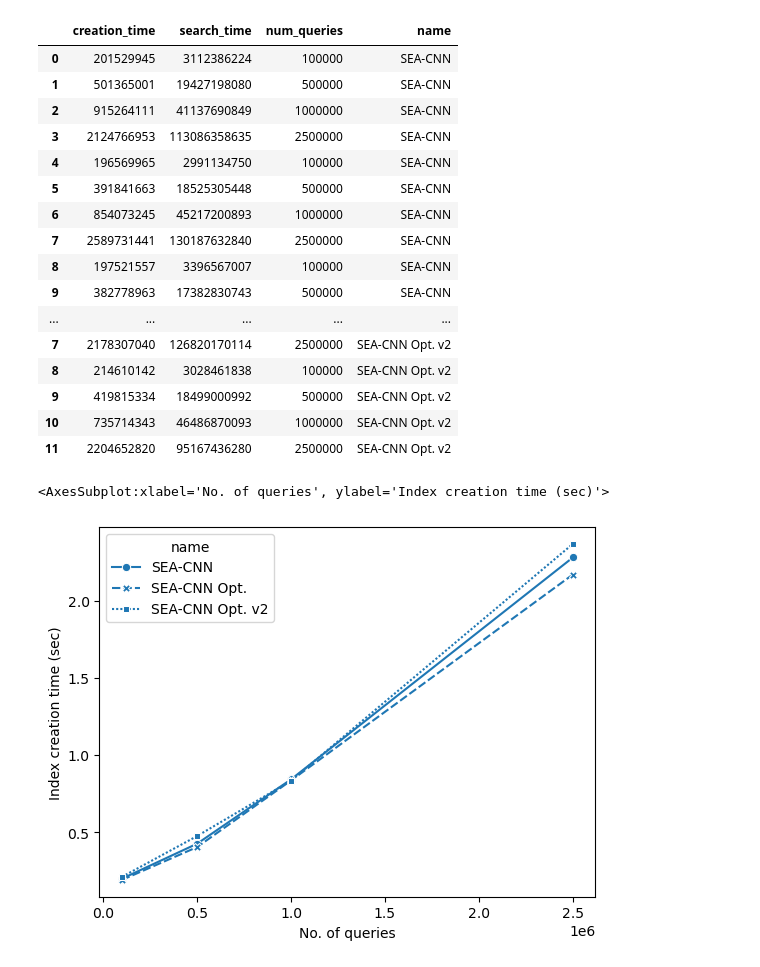
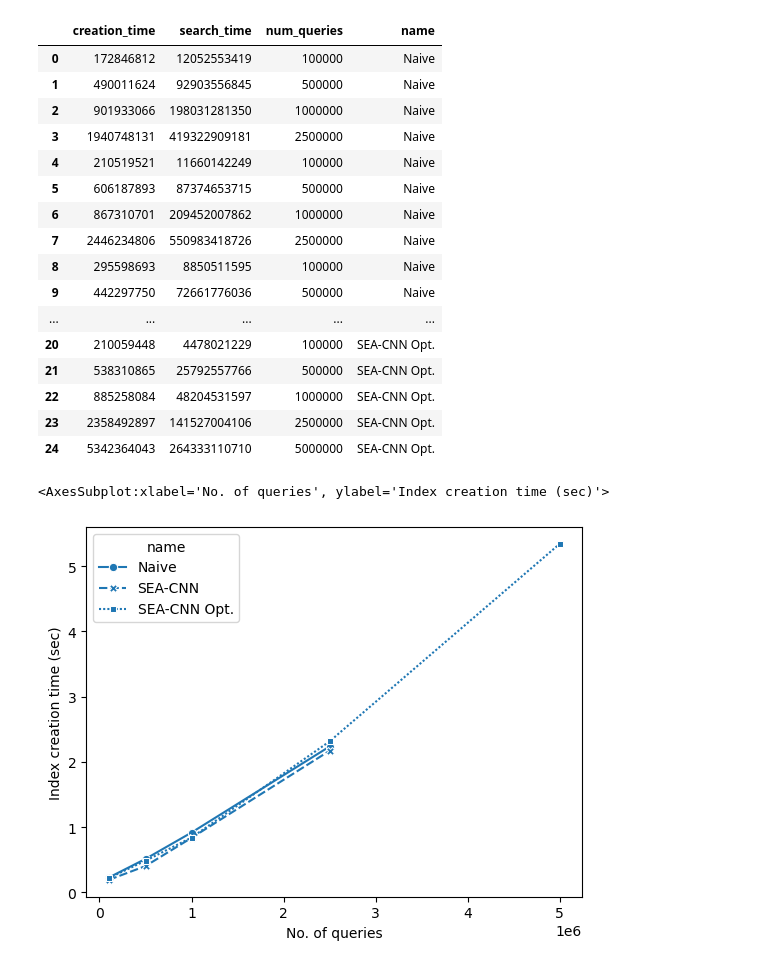
Before and after one commit to ThatUdeshUK/fast_extension, a Jupyter notebook: analysis/PlacesKNN.ipynb, the cells around one changed output. Drawn from its saved outputs; the diff is of its cells as text; code cells hidden in the pictures.

```diff
--- a/analysis/PlacesKNN.ipynb
+++ b/analysis/PlacesKNN.ipynb
@@ -5,39 +5,39 @@ import seaborn as sns
 # %%
 knn_naive = pd.read_csv("../results/output_places_US_knn_naive.csv")
 knn_naive['name'] = "Naive"
-seacnn = pd.read_csv("../results/output_places_US_knn_seacnn.csv")
-seacnn['name'] = "SEA-CNN"
+# seacnn = pd.read_csv("../results/output_places_US_knn_seacnn.csv")
+# seacnn['name'] = "SEA-CNN"
 seacnn_fixed = pd.read_csv("../results/output_places_US_knn_seacnn_fixed.csv")
-seacnn_fixed['name'] = "SEA-CNN Opt."
-seacnn_fixed_v2 = pd.read_csv("../results/output_places_US_knn_seacnn_fixed_v2.csv")
-seacnn_fixed_v2['name'] = "SEA-CNN Opt. v2"
+seacnn_fixed['name'] = "SEA-CNN"
+seacnn_fixed_v2 = pd.read_csv("../results/output_places_US_knn_seacnn_mem.csv")
+seacnn_fixed_v2['name'] = "SEA-CNN Opt."
 
 res = pd.concat([
-    # knn_naive.loc[:, ['creation_time', 'search_time', 'num_queries', 'name']],
+    knn_naive.loc[:, ['creation_time', 'search_time', 'num_queries', 'name']],
     # seacnn.loc[:, ['creation_time', 'search_time', 'num_queries', 'name']],
-    # seacnn_fixed.loc[:, ['creation_time', 'search_time', 'num_queries', 'name']],
+    seacnn_fixed.loc[:, ['creation_time', 'search_time', 'num_queries', 'name']],
     seacnn_fixed_v2.loc[:, ['creation_time', 'search_time', 'num_queries', 'name']],
 ])
 
 res
 # %% [output]
 |  | creation_time | search_time | num_queries | name |
-| 0 | 201529945 | 3112386224 | 100000 | SEA-CNN |
-| 1 | 501365001 | 19427198080 | 500000 | SEA-CNN |
-| 2 | 915264111 | 41137690849 | 1000000 | SEA-CNN |
-| 3 | 2124766953 | 113086358635 | 2500000 | SEA-CNN |
-| 4 | 196569965 | 2991134750 | 100000 | SEA-CNN |
-| 5 | 391841663 | 18525305448 | 500000 | SEA-CNN |
-| 6 | 854073245 | 45217200893 | 1000000 | SEA-CNN |
-| 7 | 2589731441 | 130187632840 | 2500000 | SEA-CNN |
-| 8 | 197521557 | 3396567007 | 100000 | SEA-CNN |
-| 9 | 382778963 | 17382830743 | 500000 | SEA-CNN |
+| 0 | 172846812 | 12052553419 | 100000 | Naive |
+| 1 | 490011624 | 92903556845 | 500000 | Naive |
+| 2 | 901933066 | 198031281350 | 1000000 | Naive |
+| 3 | 1940748131 | 419322909181 | 2500000 | Naive |
+| 4 | 210519521 | 11660142249 | 100000 | Naive |
+| 5 | 606187893 | 87374653715 | 500000 | Naive |
+| 6 | 867310701 | 209452007862 | 1000000 | Naive |
+| 7 | 2446234806 | 550983418726 | 2500000 | Naive |
+| 8 | 295598693 | 8850511595 | 100000 | Naive |
+| 9 | 442297750 | 72661776036 | 500000 | Naive |
 | ... | ... | ... | ... | ... |
-| 7 | 2178307040 | 126820170114 | 2500000 | SEA-CNN Opt. v2 |
-| 8 | 214610142 | 3028461838 | 100000 | SEA-CNN Opt. v2 |
-| 9 | 419815334 | 18499000992 | 500000 | SEA-CNN Opt. v2 |
-| 10 | 735714343 | 46486870093 | 1000000 | SEA-CNN Opt. v2 |
-| 11 | 2204652820 | 95167436280 | 2500000 | SEA-CNN Opt. v2 |
+| 20 | 210059448 | 4478021229 | 100000 | SEA-CNN Opt. |
+| 21 | 538310865 | 25792557766 | 500000 | SEA-CNN Opt. |
+| 22 | 885258084 | 48204531597 | 1000000 | SEA-CNN Opt. |
+| 23 | 2358492897 | 141527004106 | 2500000 | SEA-CNN Opt. |
+| 24 | 5342364043 | 264333110710 | 5000000 | SEA-CNN Opt. |
 # %%
 # def expName(x):
 #     if x == "places":
@@ -56,4 +56,4 @@ search_res = search_res.rename(columns={"num_queries": "No. of queries"})
 sns.lineplot(x="No. of queries", y='Index creation time (sec)', style='name', data=search_res, errorbar=None, markers=True)
 # %% [output]
 <AxesSubplot:xlabel='No. of queries', ylabel='Index creation time (sec)'>
-[figure, old version]
+[figure, new version]
```
Also changed, not shown: parts of 4 cells of this notebook, 7 other files.
